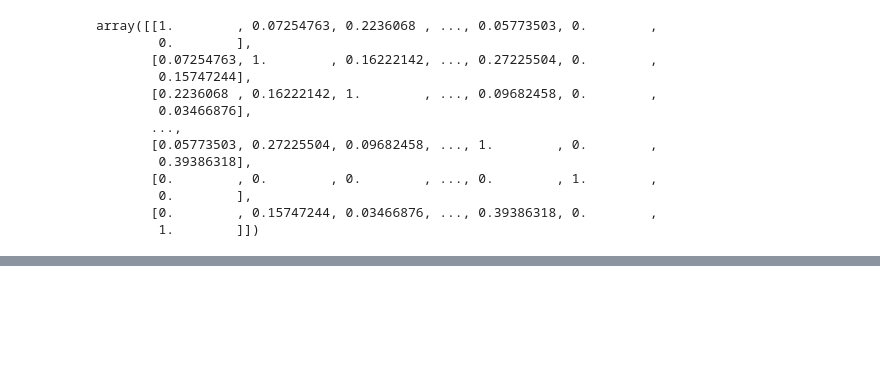
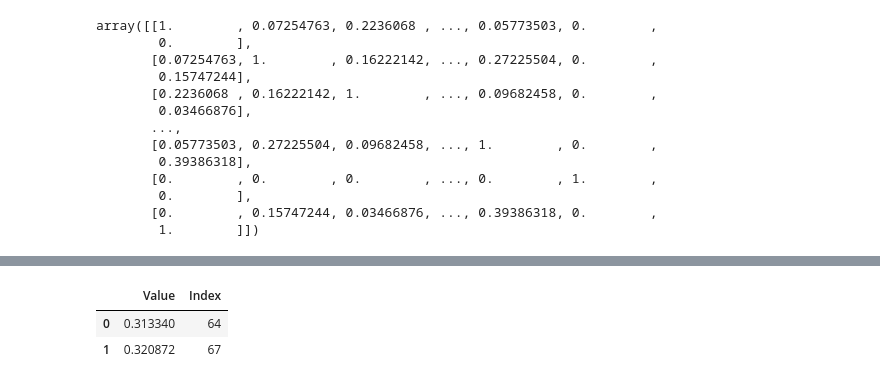
Before and after one commit to jnlozano/Protolab-NLP, a Jupyter notebook: TF-IDF.ipynb, the cells around one changed output, grey strips where cells are left out. Cells and saved outputs as stored; diff of their text form; code cells hidden in the pictures; blank space fills up the shorter version.

```diff
--- a/TF-IDF.ipynb
+++ b/TF-IDF.ipynb
@@ -284,0 +333,32 @@ cosine_sim_vectors(vectors[0],vectors[1])
+# %%
+#Most similar and least similar to the topic (main idea)
+
+i = 1
+least_T = []
+leasti_T = []
+most_T = []
+mosti_T = []
+while i < len(longcT):
+    if (cosine_sim_vectors(vectorT[0],vectorT[i])) < .10:
+            string = str(i)
+            least_T.append(cosine_sim_vectors(vectorT[0],vectorT[i]))
+            leasti_T.append(string)
+    if (cosine_sim_vectors(vectorT[0],vectorT[i])) > .30:
+            string = str(i)
+            most_T.append(cosine_sim_vectors(vectorT[0],vectorT[i]))
+            mosti_T.append(string)
+    i += 1
+# %%
+MostSimT = pd.DataFrame(list(zip(most_T, mosti_T)),
+               columns =['Value', 'Index'])
+LeastSimT =  pd.DataFrame(list(zip(least_T, leasti_T)),
+               columns =['Value', 'Index'])
+
+MostSimT
+
+#HUGE change when put through the clean up/lemmatization stage. largest values are .31 when clean.
+#When not clean largest values are .6. By visual examination, this is because of words with this character Â
+# %% [output]
+|  | Value | Index |
+| 0 | 0.313340 | 64 |
+| 1 | 0.320872 | 67 |
```
Also changed, not shown: parts of 9 cells of this notebook, 1 other file.
